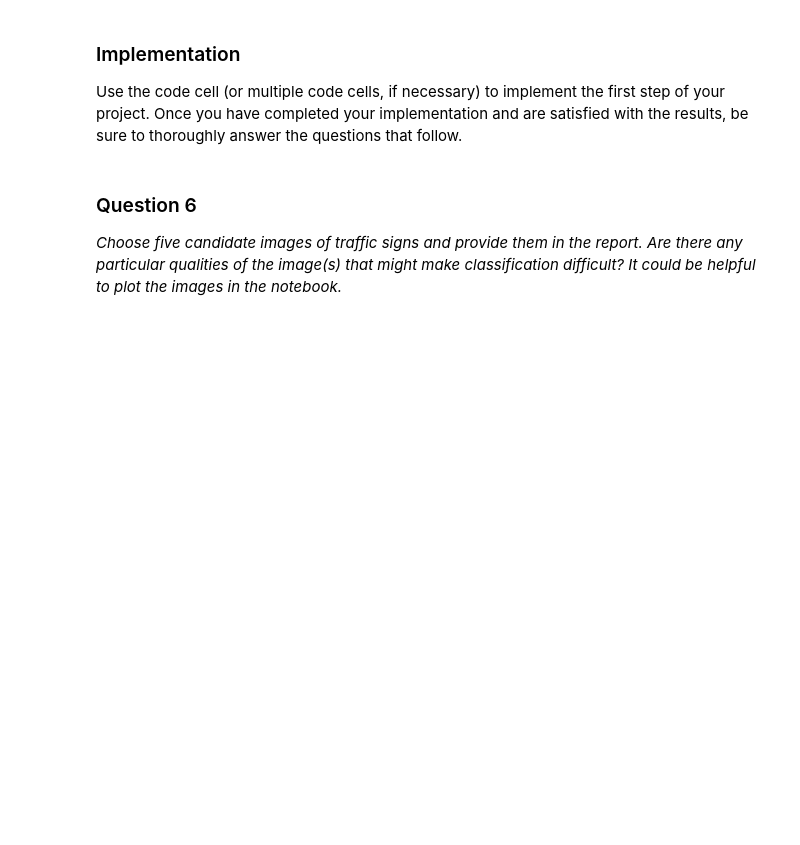
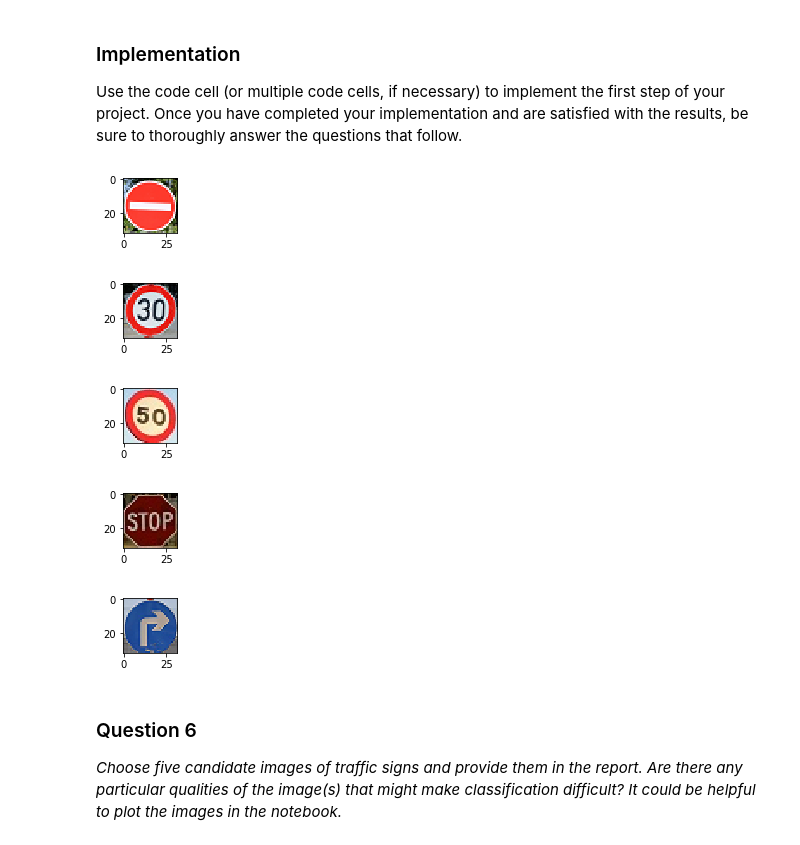
Before and after one commit to alvatech/Traffic-Sign-Classifier, a Jupyter notebook: Traffic_Sign_Classifier.ipynb, the cells around one changed output. Cells and saved outputs as stored; diff of their text form; code cells hidden in the pictures; blank space fills up the shorter version.

```diff
--- a/Traffic_Sign_Classifier.ipynb
+++ b/Traffic_Sign_Classifier.ipynb
@@ -281,9 +281,12 @@ with tf.Session() as sess:
         print("EPOCH {} ...".format(i+1))
         print("Validation Accuracy = {:.3f}".format(validation_accuracy))
         print()
-
     saver.save(sess, './lenet')
     print("Model saved")
+
+    # Run on test data
+    testing_accuracy =  evaluate(X_test, y_test)
+    print("Testing Accuracy = {:.3f}".format(testing_accuracy))
 # %% [output]
 Training...
 
@@ -333,3 +333,30 @@ Use the code cell (or multiple code cells, if necessary) to implement the first
+# %%
+### Load the images and plot them here.
+### Feel free to use as many code cells as needed.
+
+import matplotlib.image as mpimg
+from PIL import Image
+
+file_names = ['noentry.png', 'speed30.png', 'speed50.png', 'stop.png', 'rightturn.png']
+X_mytest = np.empty([5, 32, 32, 3])
+y_mytest = np.empty(5, dtype='int')
+
+for i in range(0, 5):
+    file_path = "./test_images/" + file_names[i]
+    img = mpimg.imread(file_path)
+    plt.figure(figsize=(1,1))
+    plt.imshow(img)
+    png = Image.open(file_path)
+    png.load()
+    rgb = Image.new("RGB", png.size, (255, 255, 255))
+    rgb.paste(png, mask=png.split()[3])
+    X_mytest[i] = rgb
+# %% [output]
+[figure, added]
+[figure, added]
+[figure, added]
+[figure, added]
+[figure, added]
 # %% [markdown]
 ### Question 6
 
```
Also changed, not shown: parts of 7 cells of this notebook, 5 other files.
